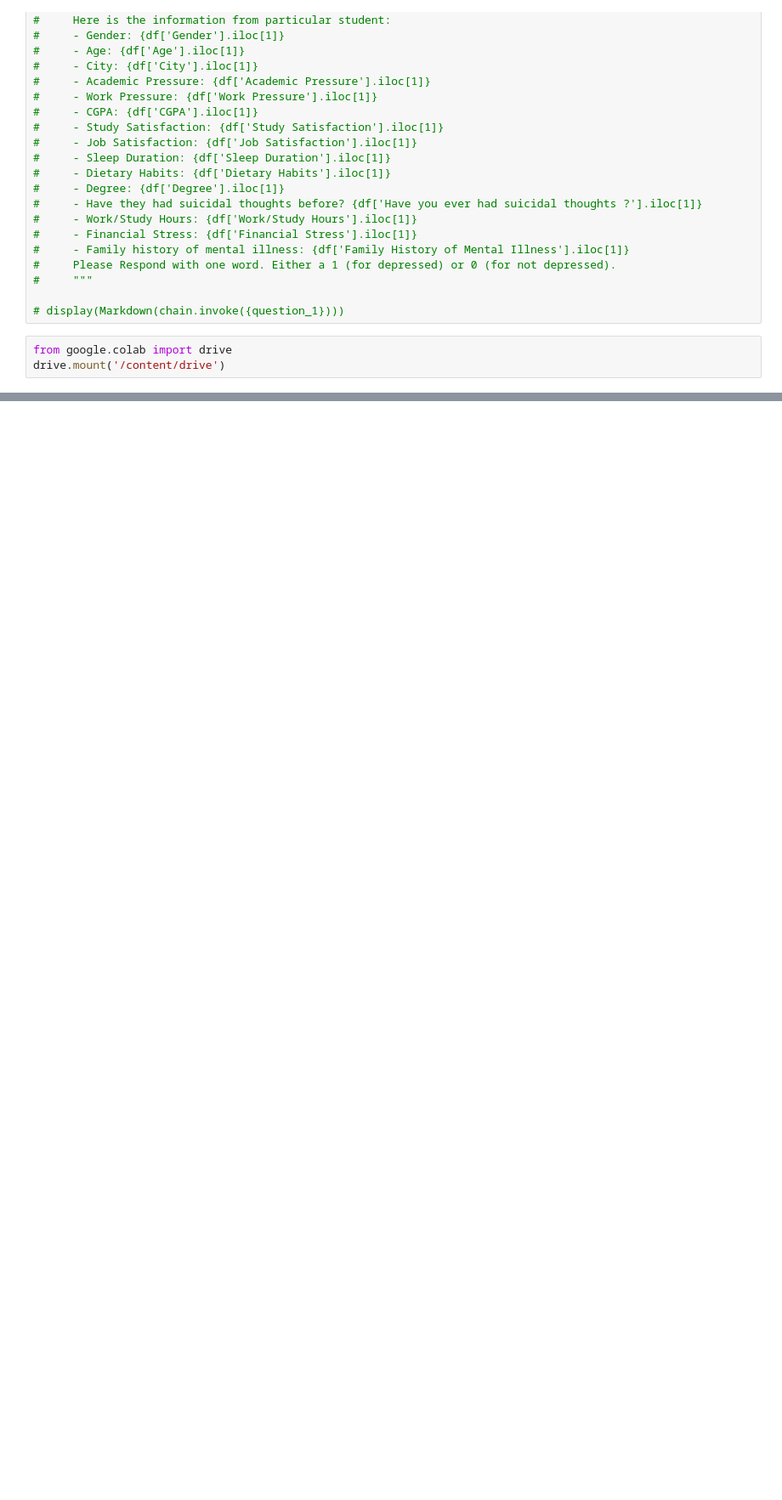
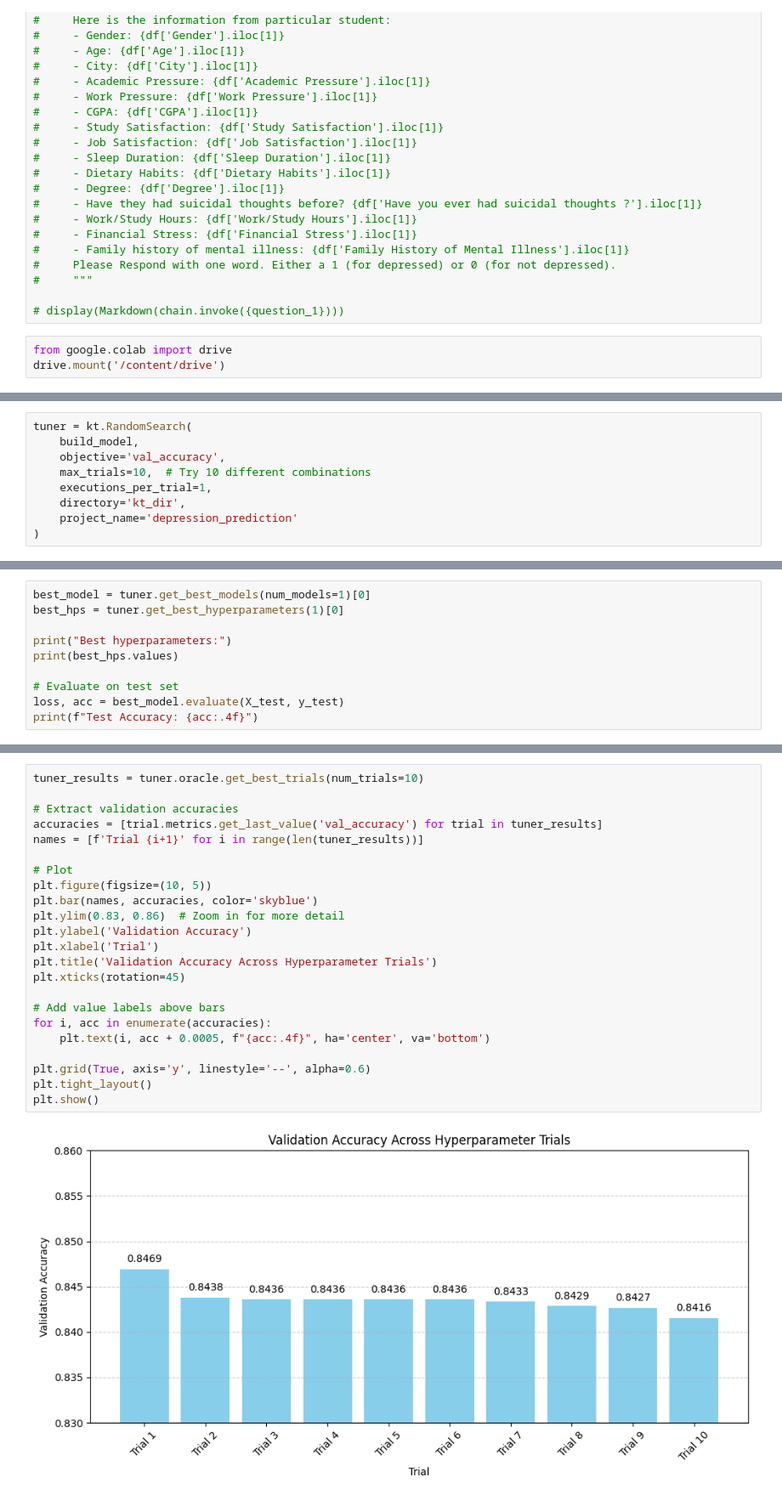
Before and after one commit to paranjaa/ece1508-student-depression-project, a Jupyter notebook: ECE1508_Project_Combined.ipynb, the cells around one changed output, grey strips where cells are left out. Shown at 85% size. Cells and saved outputs as stored; diff of their text form; blank space fills up the shorter version.

```diff
--- a/ECE1508_Project_Combined.ipynb
+++ b/ECE1508_Project_Combined.ipynb
@@ -1119,0 +1752,9 @@ drive.mount('/content/drive')
+# %%
+tuner = kt.RandomSearch(
+    build_model,
+    objective='val_accuracy',
+    max_trials=10,  # Try 10 different combinations
+    executions_per_trial=1,
+    directory='kt_dir',
+    project_name='depression_prediction'
+)
@@ -1119,0 +1781,10 @@ drive.mount('/content/drive')
+# %%
+best_model = tuner.get_best_models(num_models=1)[0]
+best_hps = tuner.get_best_hyperparameters(1)[0]
+
+print("Best hyperparameters:")
+print(best_hps.values)
+
+# Evaluate on test set
+loss, acc = best_model.evaluate(X_test, y_test)
+print(f"Test Accuracy: {acc:.4f}")
@@ -1119,0 +1796,25 @@ drive.mount('/content/drive')
+# %%
+tuner_results = tuner.oracle.get_best_trials(num_trials=10)
+
+# Extract validation accuracies
+accuracies = [trial.metrics.get_last_value('val_accuracy') for trial in tuner_results]
+names = [f'Trial {i+1}' for i in range(len(tuner_results))]
+
+# Plot
+plt.figure(figsize=(10, 5))
+plt.bar(names, accuracies, color='skyblue')
+plt.ylim(0.83, 0.86)  # Zoom in for more detail
+plt.ylabel('Validation Accuracy')
+plt.xlabel('Trial')
+plt.title('Validation Accuracy Across Hyperparameter Trials')
+plt.xticks(rotation=45)
+
+# Add value labels above bars
+for i, acc in enumerate(accuracies):
+    plt.text(i, acc + 0.0005, f"{acc:.4f}", ha='center', va='bottom')
+
+plt.grid(True, axis='y', linestyle='--', alpha=0.6)
+plt.tight_layout()
+plt.show()
+# %% [output]
+[figure, added]
```
Also changed, not shown: parts of 66 cells of this notebook.
